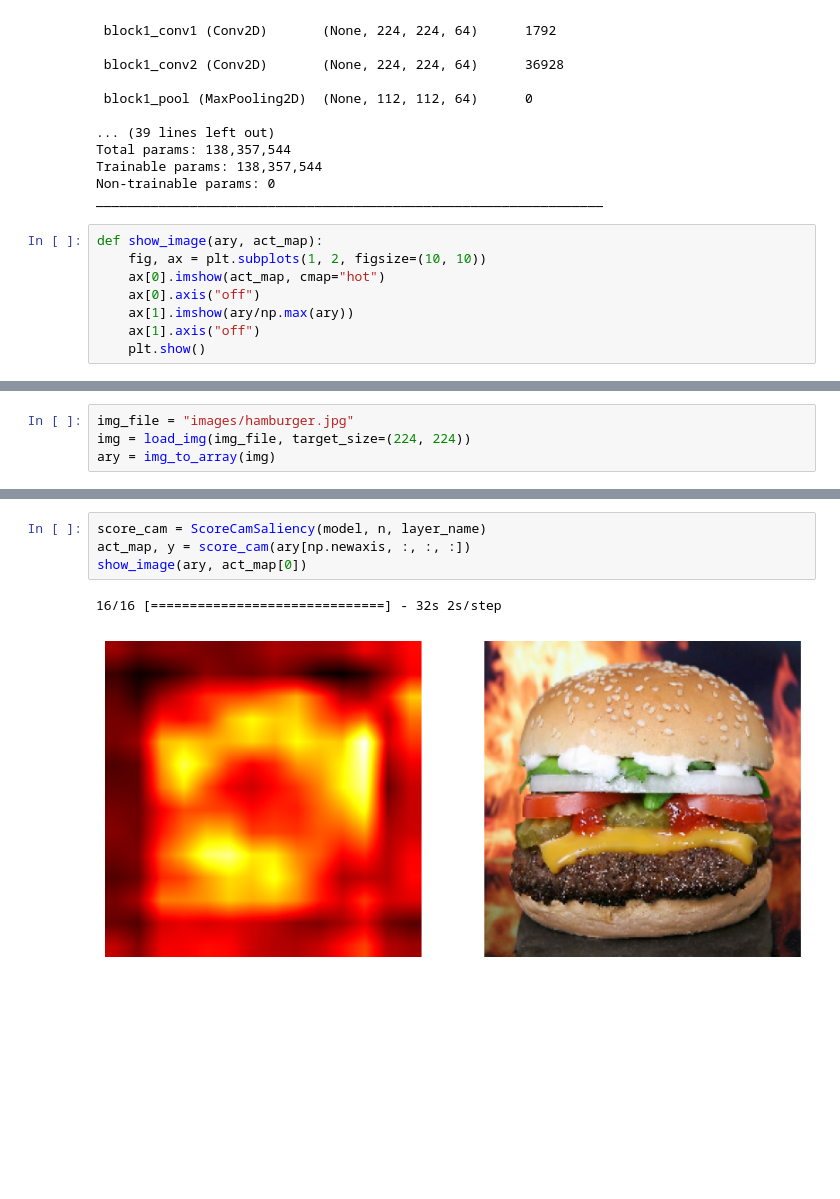
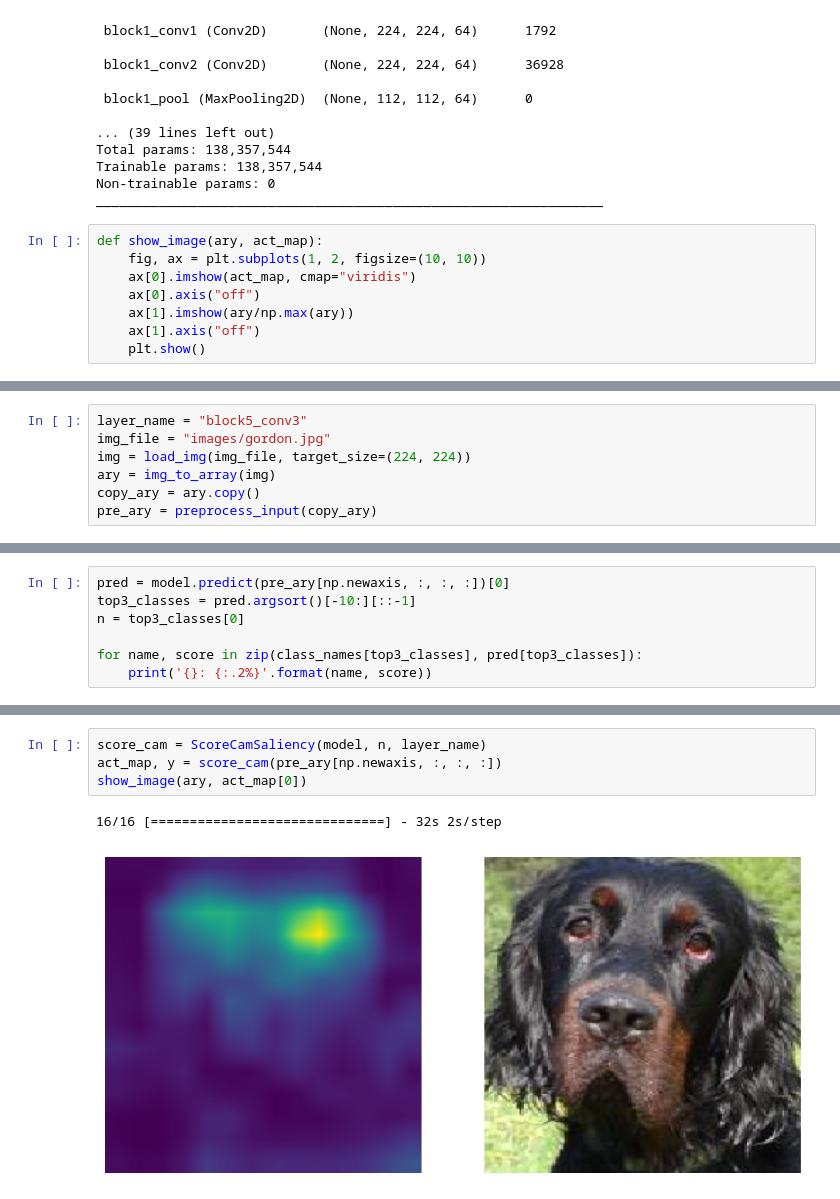
Before and after one commit to mandelamane/ExplainableAI, a Jupyter notebook: class_activation_map.ipynb, the cells around one changed output, grey strips where cells are left out. Saved outputs shown, nothing was run; the diff lists cells and outputs as text; blank space fills up the shorter version.

```diff
--- a/class_activation_map.ipynb
+++ b/class_activation_map.ipynb
@@ -36,7 +39,7 @@ _________________________________________________________________
 # %%
 def show_image(ary, act_map):
     fig, ax = plt.subplots(1, 2, figsize=(10, 10))
-    ax[0].imshow(act_map, cmap="hot")
+    ax[0].imshow(act_map, cmap="viridis")
     ax[0].axis("off")
     ax[1].imshow(ary/np.max(ary))
     ax[1].axis("off")
@@ -77,4 +73,7 @@ def GetSmoothGrad(cls_index, img, model):
 # %%
-img_file = "images/hamburger.jpg"
+layer_name = "block5_conv3"
+img_file = "images/gordon.jpg"
 img = load_img(img_file, target_size=(224, 224))
 ary = img_to_array(img)
+copy_ary = ary.copy()
+pre_ary = preprocess_input(copy_ary)
@@ -94,0 +80,7 @@ for result in results:
+# %%
+pred = model.predict(pre_ary[np.newaxis, :, :, :])[0]
+top3_classes = pred.argsort()[-10:][::-1]
+n = top3_classes[0]
+
+for name, score in zip(class_names[top3_classes], pred[top3_classes]):
+    print('{}: {:.2%}'.format(name, score))
@@ -95,7 +99,7 @@ for result in results:
 # %%
 score_cam = ScoreCamSaliency(model, n, layer_name)
-act_map, y = score_cam(ary[np.newaxis, :, :, :])
+act_map, y = score_cam(pre_ary[np.newaxis, :, :, :])
 show_image(ary, act_map[0])
 # %% [output]
 16/16 [==============================] - 32s 2s/step
-[figure, old version]
+[figure, new version]
```
Also changed, not shown: parts of 10 cells of this notebook, 5 other files.
